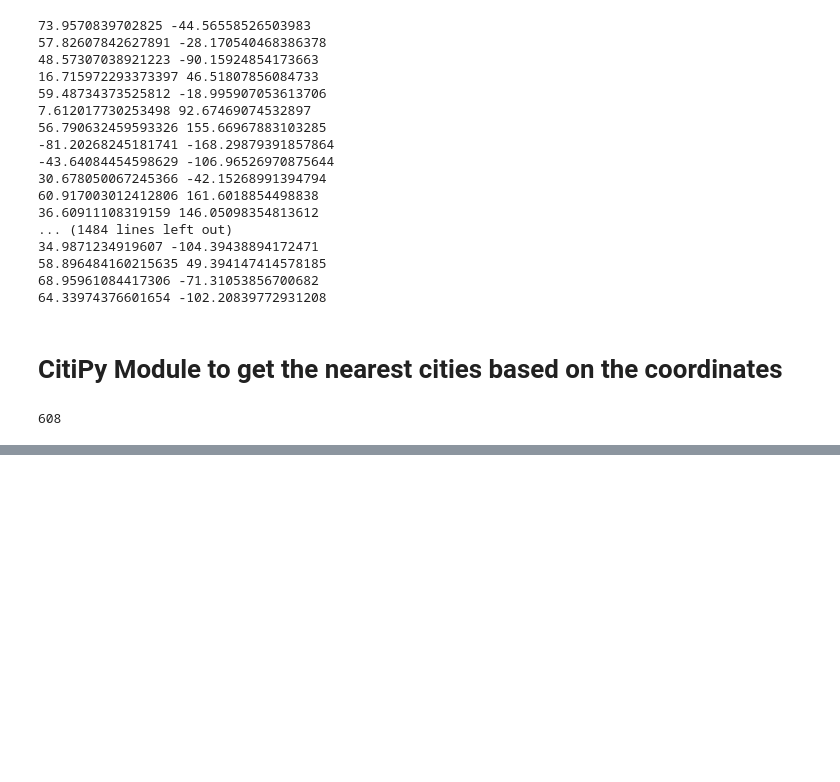
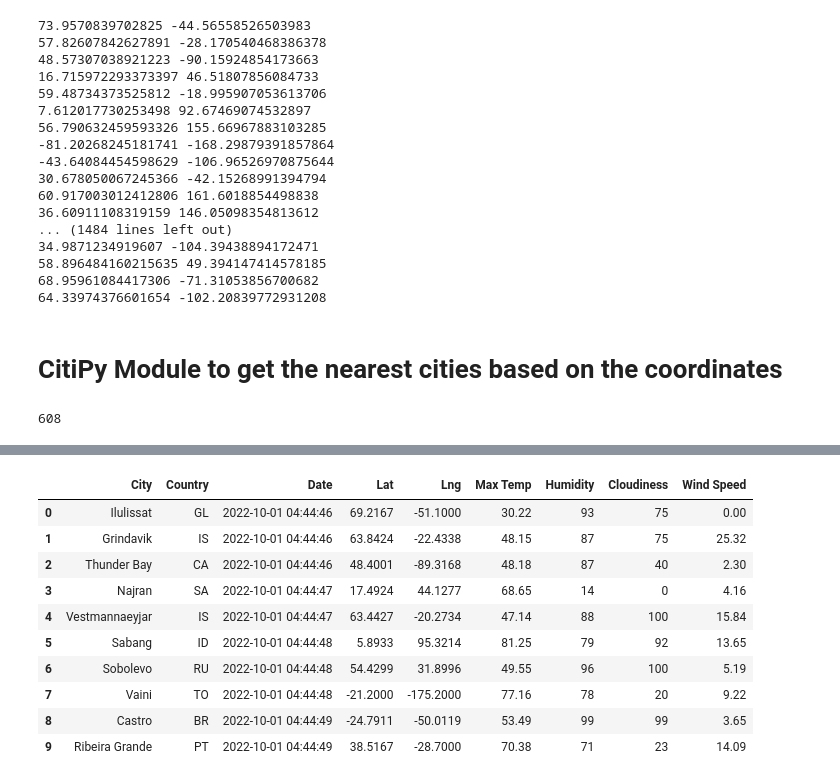
Before and after one commit to Alelopez383/World_Weather_Analysis, a Jupyter notebook: WeatherPy.ipynb, the cells around one changed output, grey strips where cells are left out. Drawn from its saved outputs; the diff is of its cells as text; code cells hidden in the pictures; blank space fills up the shorter version.

```diff
--- a/WeatherPy.ipynb
+++ b/WeatherPy.ipynb
@@ -58,0 +197,17 @@ len(cities)
+# %%
+#Next, we'll reorder the columns as City, Country, Date, Lat, Lng, Max Temp, Humidity, Cloudiness, and Wind Speed.
+new_column_order = ["City", "Country", "Date", "Lat", "Lng", "Max Temp", "Humidity","Cloudiness","Wind Speed"]
+city_data_df = city_data_df [new_column_order]
+city_data_df.head(10)
+# %% [output]
+|  | City | Country | Date | Lat | Lng | Max Temp | Humidity | Cloudiness | Wind Speed |
+| 0 | Ilulissat | GL | 2022-10-01 04:44:46 | 69.2167 | -51.1000 | 30.22 | 93 | 75 | 0.00 |
+| 1 | Grindavik | IS | 2022-10-01 04:44:46 | 63.8424 | -22.4338 | 48.15 | 87 | 75 | 25.32 |
+| 2 | Thunder Bay | CA | 2022-10-01 04:44:46 | 48.4001 | -89.3168 | 48.18 | 87 | 40 | 2.30 |
+| 3 | Najran | SA | 2022-10-01 04:44:47 | 17.4924 | 44.1277 | 68.65 | 14 | 0 | 4.16 |
+| 4 | Vestmannaeyjar | IS | 2022-10-01 04:44:47 | 63.4427 | -20.2734 | 47.14 | 88 | 100 | 15.84 |
+| 5 | Sabang | ID | 2022-10-01 04:44:48 | 5.8933 | 95.3214 | 81.25 | 79 | 92 | 13.65 |
+| 6 | Sobolevo | RU | 2022-10-01 04:44:48 | 54.4299 | 31.8996 | 49.55 | 96 | 100 | 5.19 |
+| 7 | Vaini | TO | 2022-10-01 04:44:48 | -21.2000 | -175.2000 | 77.16 | 78 | 20 | 9.22 |
+| 8 | Castro | BR | 2022-10-01 04:44:49 | -24.7911 | -50.0119 | 53.49 | 99 | 99 | 3.65 |
+| 9 | Ribeira Grande | PT | 2022-10-01 04:44:49 | 38.5167 | -28.7000 | 70.38 | 71 | 23 | 14.09 |
```
Also changed, not shown: parts of 15 cells of this notebook.
